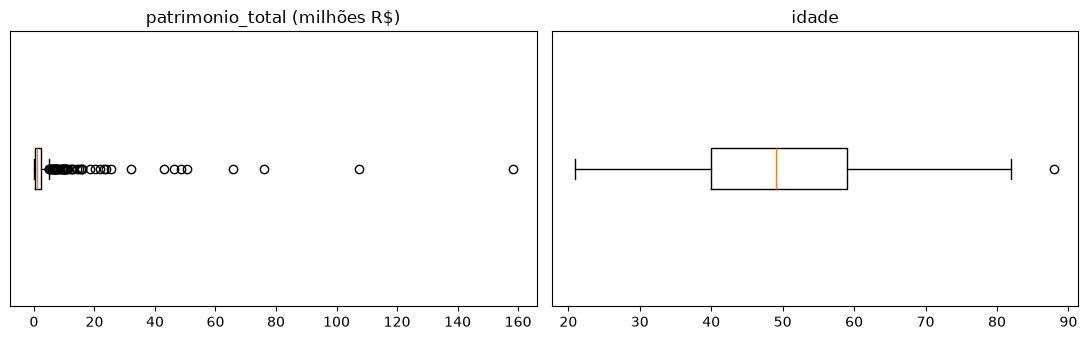
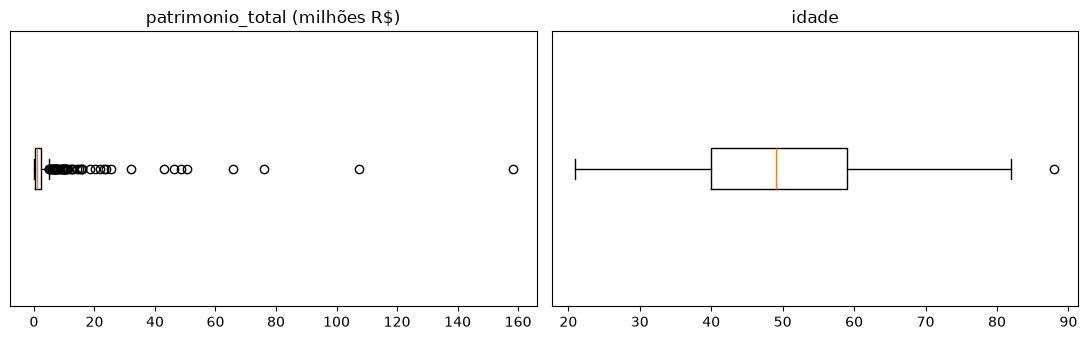
Unified diff of the notebook cell whose output changed from the first chart to the second:
--- before
+++ after
@@ -1,6 +1,6 @@
 fig, ax = plt.subplots(1, 2, figsize=(11, 3.5))
-ax[0].boxplot(df['patrimonio_total'] / 1e6, vert=False)
+ax[0].boxplot(df['patrimonio_total'] / 1e6, orientation='horizontal')
 ax[0].set_title('patrimonio_total (milhões R$)'); ax[0].set_yticks([])
-ax[1].boxplot(df['idade'], vert=False)
+ax[1].boxplot(df['idade'], orientation='horizontal')
 ax[1].set_title('idade'); ax[1].set_yticks([])
 plt.tight_layout(); plt.show()

Commit: feat: ablacao no slide 11, teste estatistico pareado e defesas metodologicas